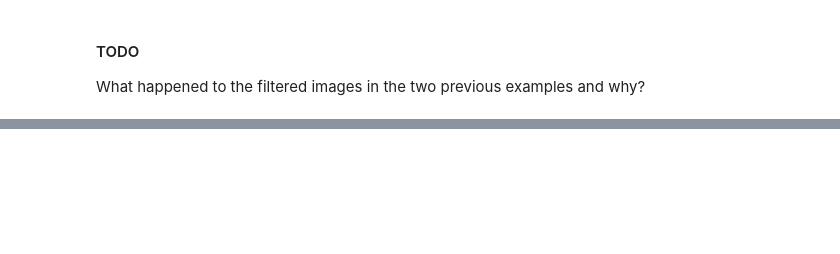
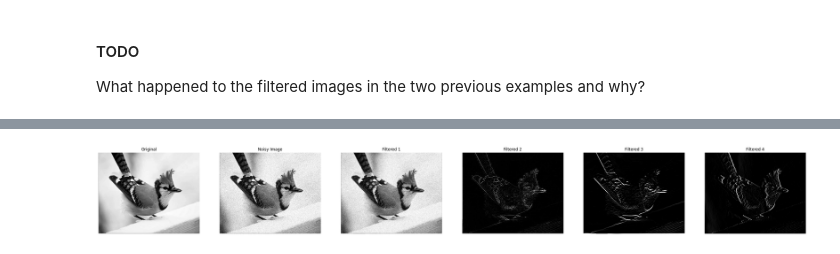
Before and after one commit to amir-kedis/image-processing-labs, a Jupyter notebook: Lab2-std/lab2-std.ipynb, the cells around one changed output, grey strips where cells are left out. Saved outputs shown, nothing was run; the diff lists cells and outputs as text; code cells hidden in the pictures; blank space fills up the shorter version.

```diff
--- a/Lab2-std/lab2-std.ipynb
+++ b/Lab2-std/lab2-std.ipynb
@@ -120,26 +153,50 @@ Press shift+tab after writing 'convolve2d' in a code cell
 -> random_noise(img, mode) (https://scikit-image.org/docs/dev/api/skimage.util.html#skimage.util.random_noise)
 # %%
 # TODO: Read an image and convert it to grayscale
-img = <TODO>
+img_birds = io.imread('imgs/bird.jpg')
+if img_birds.shape[-1] == 4:
+    img_birds = img_birds[:, :, :3]
+img_birds = rgb2gray(img_birds)
 
 # TODO: Apply noise to the image and save it in another variable
-noisy_img = <TODO>
+noisy_img = random_noise(img_birds, mode='gaussian')
 
 # TODO: Construct the required filters (hint: you can do it as we did in the previous part)
-f1 = <TODO>
+f1 = np.array([
+    [1/9, 1/9, 1/9],
+    [1/9, 1/9, 1/9],
+    [1/9, 1/9, 1/9]
+])
 
-f2 = <TODO>
+f2 = np.array([
+    [ 1,1, 1],
+    [1, -8,1],
+    [ 1,1, 1]
+])
 
-f3 = <TODO>
+f3 = np.array([
+    [ 1,1, 1],
+    [0, 0, 0],
+    [ -1, -1, -1]
+])
 
-f4 = <TODO>
+f4 = np.array([
+    [ 1,0, -1],
+    [1, 0,-1],
+    [ 1,0, -1]
+])
 
 # TODO: Convolve the noisy image with f1 and the rest of the filters with the original image
-img_f1 = <TODO>
-img_f2 = <TODO>
-img_f3 = <TODO>
-img_f4 = <TODO>
-
+img_f1 = convolve2d(noisy_img, f1, mode='same', boundary='wrap')
+img_f2 = convolve2d(img_birds, f2, mode='same', boundary='wrap')
+img_f3 = convolve2d(img_birds, f3, mode='same', boundary='wrap')
+img_f4 = convolve2d(img_birds, f4, mode='same', boundary='wrap')
+result_imgs = [img_birds, noisy_img, img_f1, img_f2, img_f3, img_f4]
+result_labels = ['Original','Noisy Image', 'Filtered 1','Filtered 2','Filtered 3','Filtered 4']
 
 # Show the images
-cf.show_images([rescale_intensity(x, in_range=(0.0,1.0), out_range=(0, 255)) for x in [img,noisy_img, img_f1,img_f2,img_f3,img_f4]],['Original','Noisy Image', 'Filtered 1','Filtered 2','Filtered 3','Filtered 4'])
+cf.show_images([rescale_intensity(x, in_range=(0.0,1.0), out_range=(0, 255)) for x in result_imgs], result_labels)
+# 	What are the uses of these filters?
+# 	How can we modify the filter to make the output more descriptive?
+# %% [output]
+[figure, added]
```
Also changed, not shown: parts of 9 cells of this notebook.
